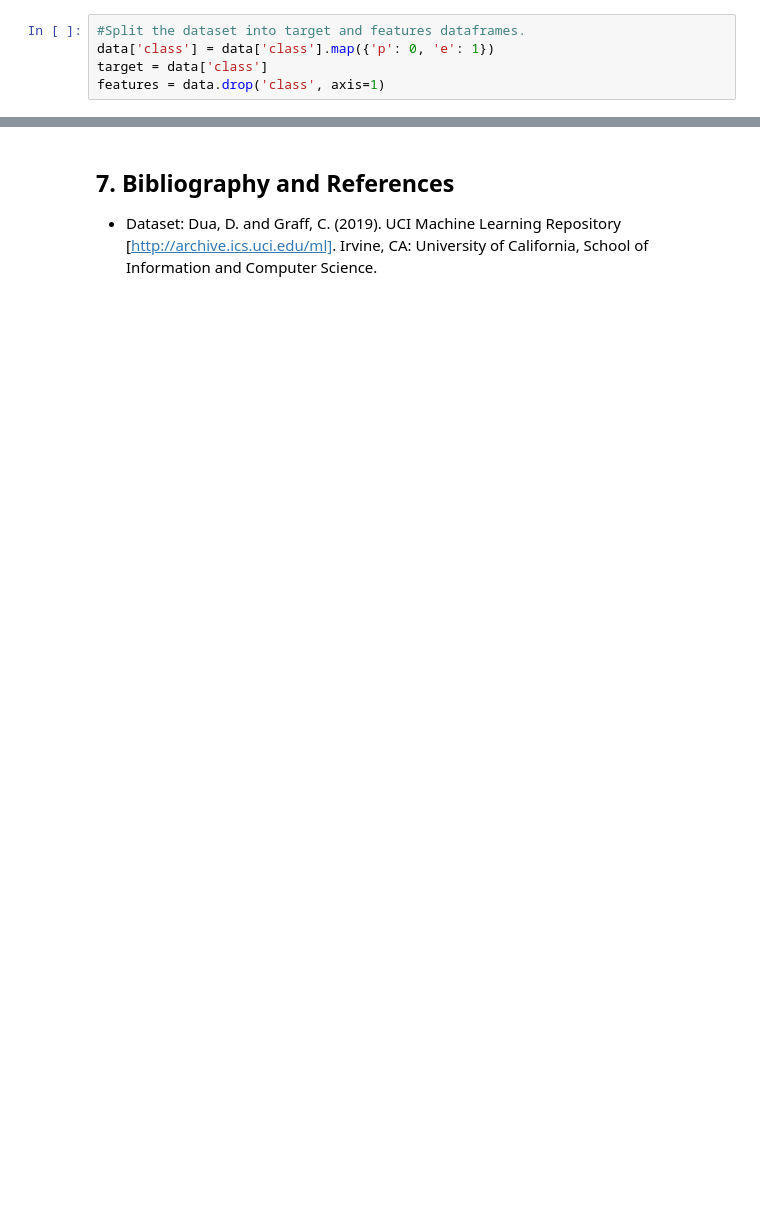
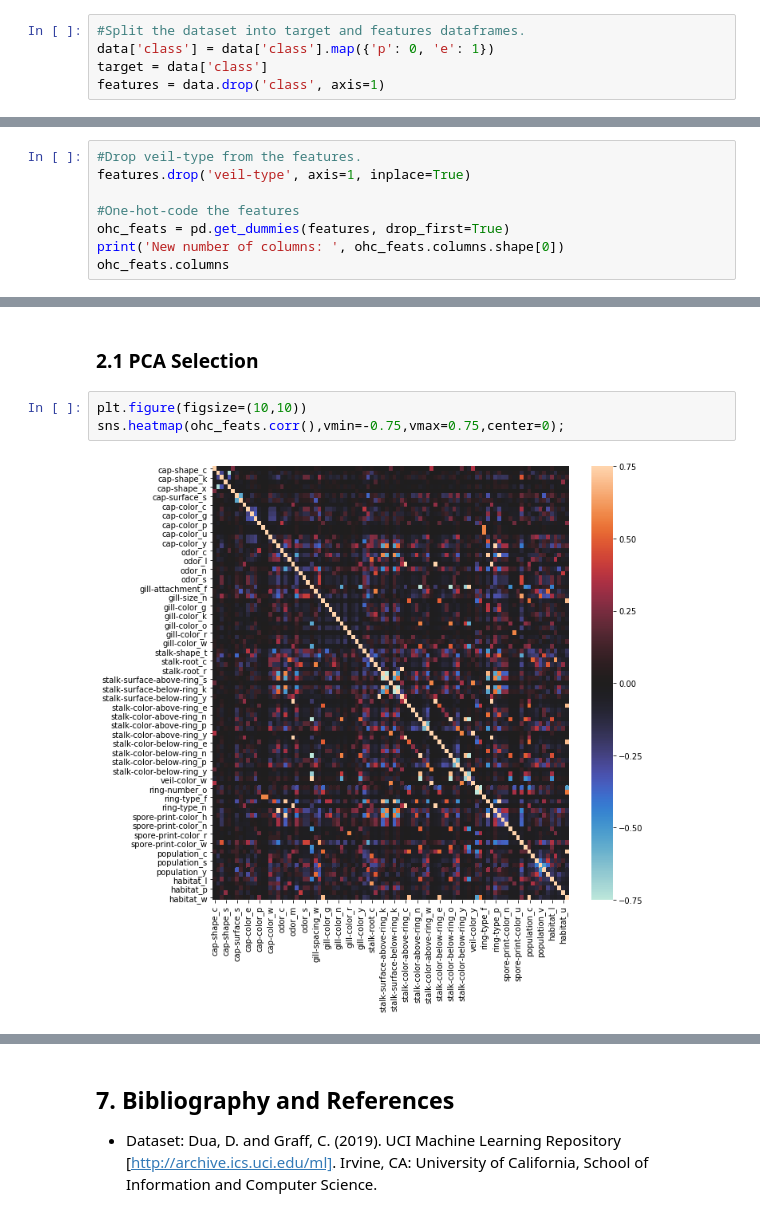
Before and after one commit to a123priya/dsc-mod-5-project-online-ds-pt-021119, a Jupyter notebook: student.ipynb, the cells around one changed output, grey strips where cells are left out. Drawn from its saved outputs; the diff is of its cells as text; blank space fills up the shorter version.

```diff
--- a/student.ipynb
+++ b/student.ipynb
@@ -156,0 +195,8 @@ Name: habitat, dtype: int64
+# %%
+#Drop veil-type from the features.
+features.drop('veil-type', axis=1, inplace=True)
+
+#One-hot-code the features
+ohc_feats = pd.get_dummies(features, drop_first=True)
+print('New number of columns: ', ohc_feats.columns.shape[0])
+ohc_feats.columns
@@ -156,0 +222,7 @@ Name: habitat, dtype: int64
+# %% [markdown]
+### 2.1 PCA Selection
+# %%
+plt.figure(figsize=(10,10))
+sns.heatmap(ohc_feats.corr(),vmin=-0.75,vmax=0.75,center=0);
+# %% [output]
+[figure, added]
```
Also changed, not shown: parts of 28 cells of this notebook.
